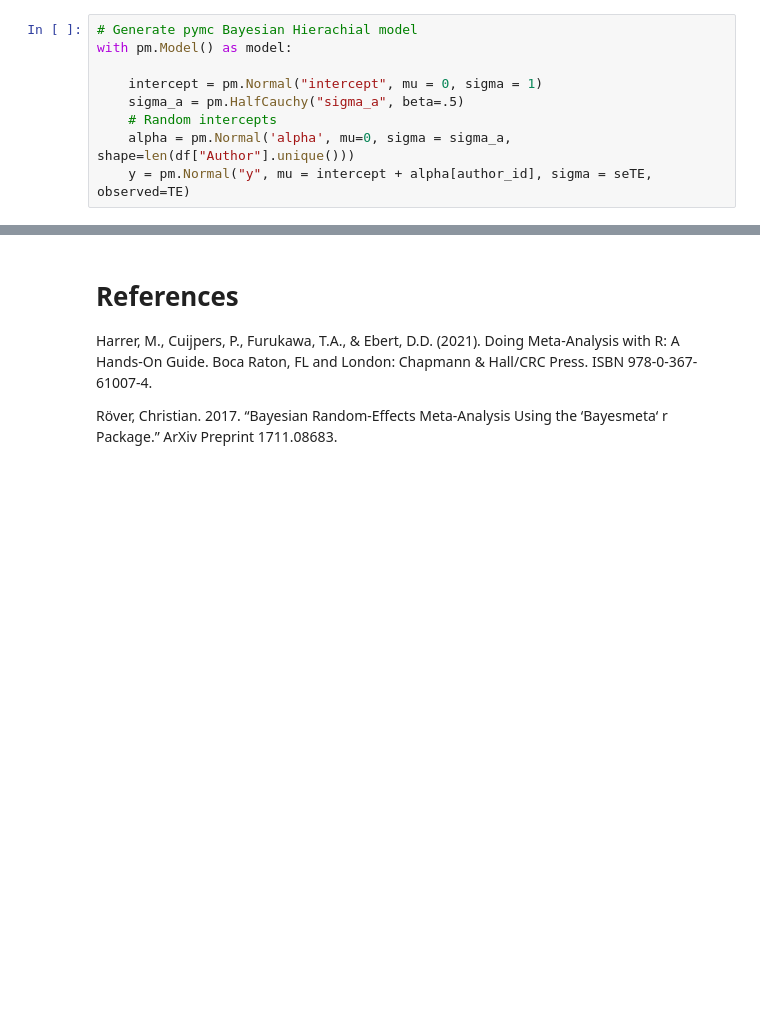
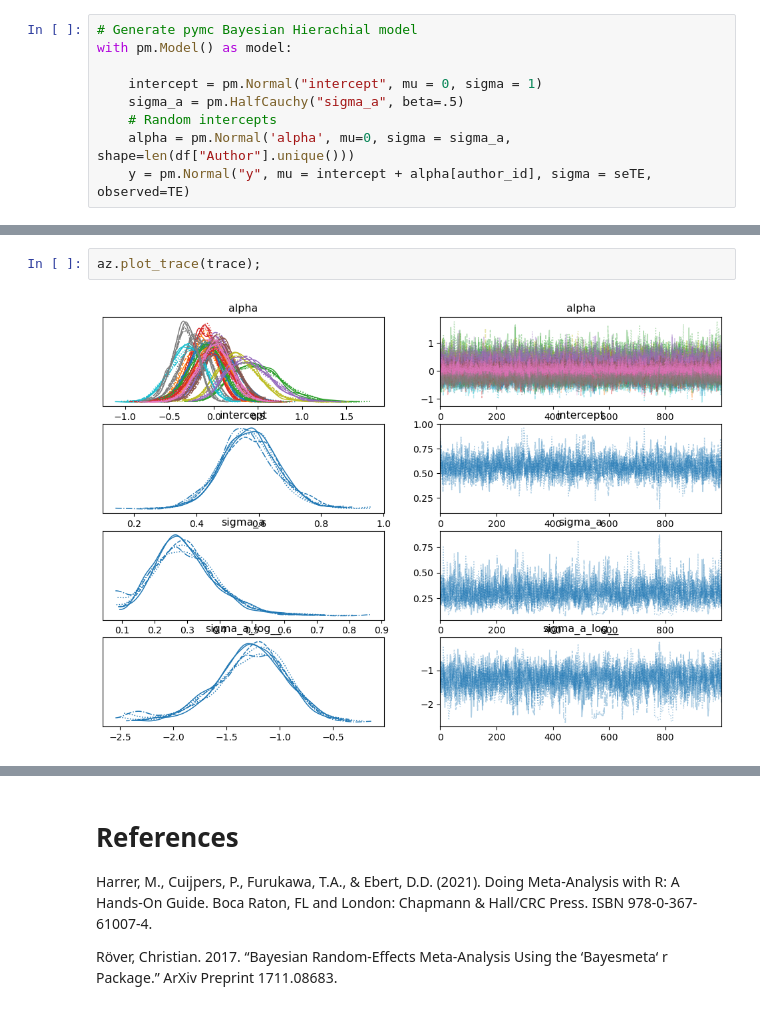
Before and after one commit to HPCurtis/meta_analysis_pymc, a Jupyter notebook: meta_analysis.ipynb, the cells around one changed output, grey strips where cells are left out. Cells and saved outputs as stored; diff of their text form; blank space fills up the shorter version.

```diff
--- a/meta_analysis.ipynb
+++ b/meta_analysis.ipynb
@@ -72,0 +82,4 @@ az.summary(trace, var_names=["sigma_a", "intercept"])
+# %%
+az.plot_trace(trace);
+# %% [output]
+[figure, added]
```
Also changed, not shown: parts of 4 cells of this notebook.
